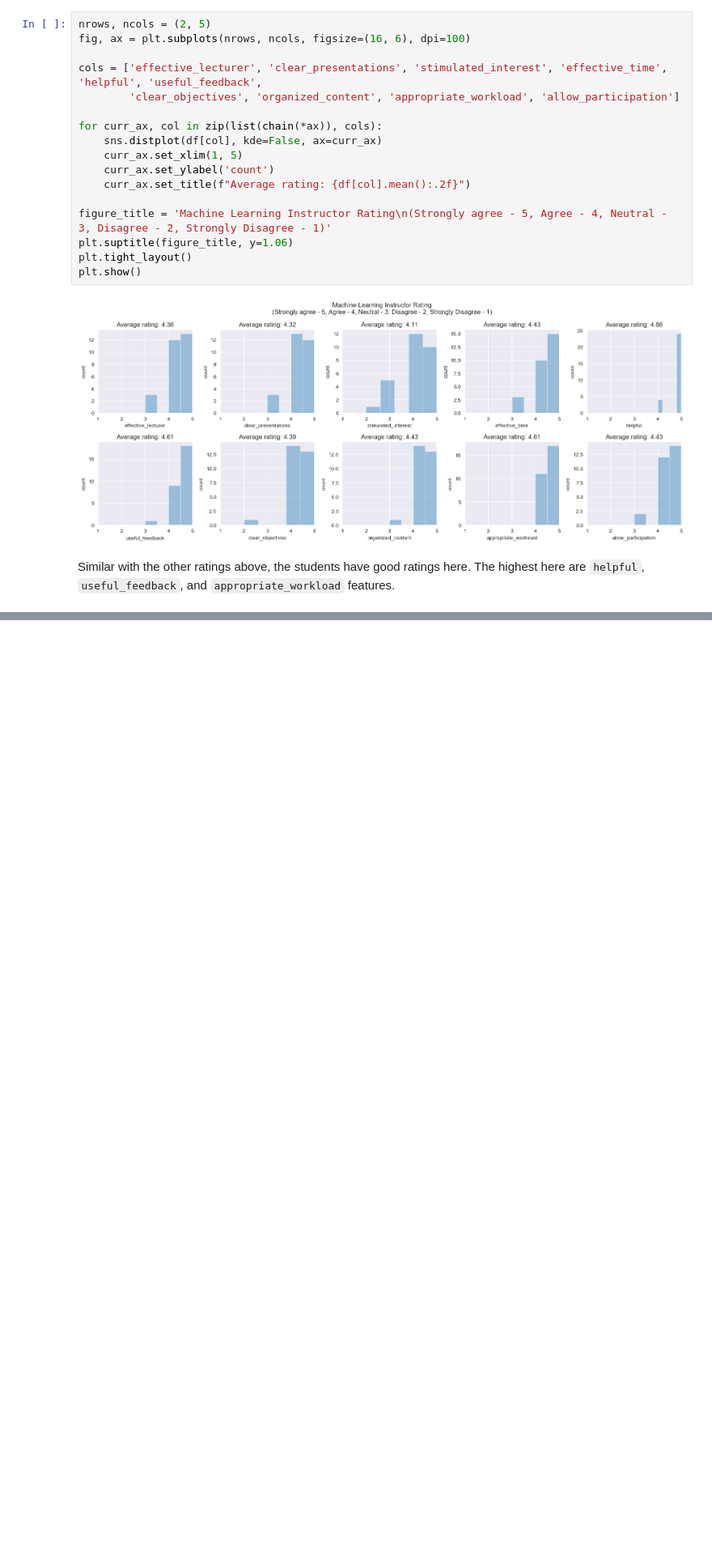
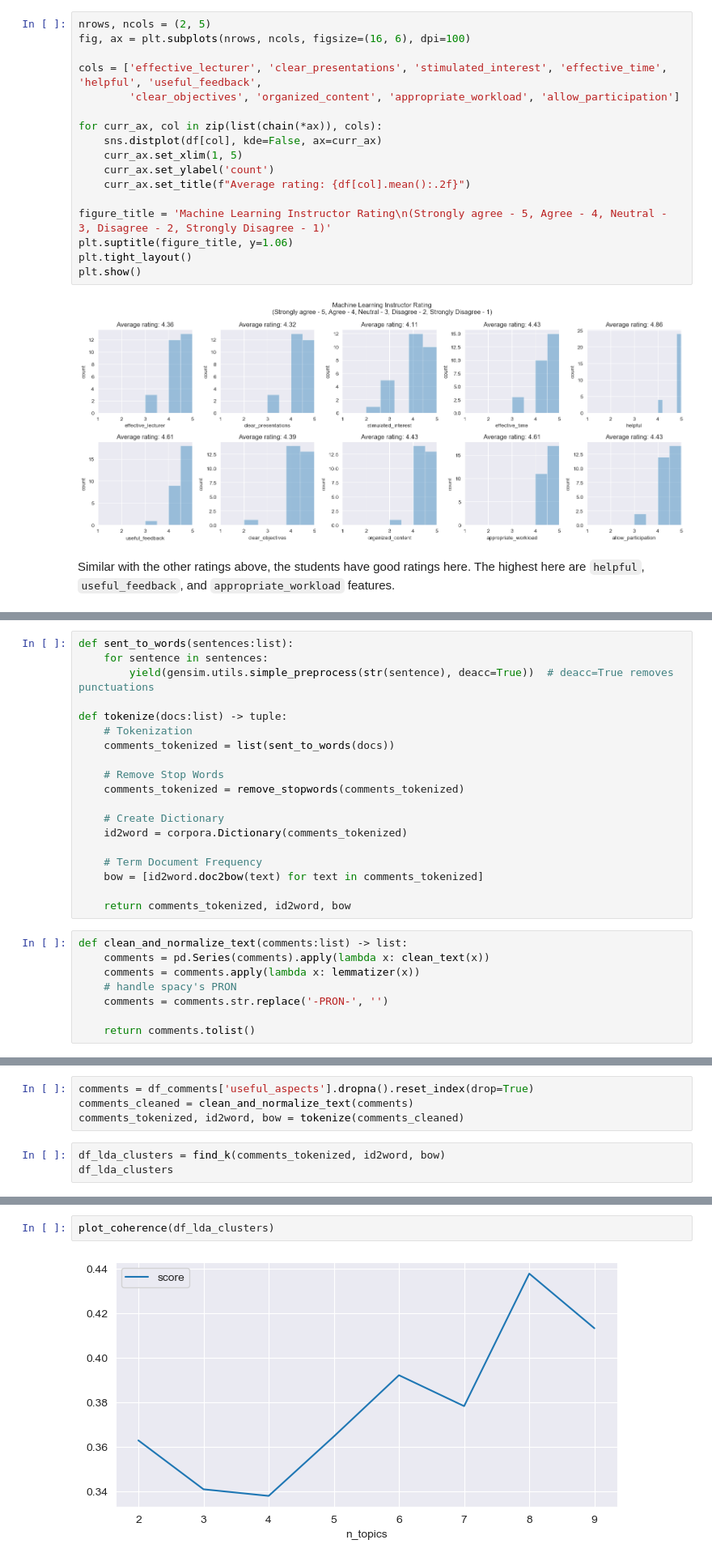
Before and after one commit to Cyntwikip/Pet-Projects, a Jupyter notebook: machlrn_feedback/Feedback Analysis.ipynb, the cells around one changed output, grey strips where cells are left out. Shown: that part at 81% size. Drawn from its saved outputs; the diff is of its cells as text; blank space fills up the shorter version.

```diff
--- a/machlrn_feedback/Feedback Analysis.ipynb
+++ b/machlrn_feedback/Feedback Analysis.ipynb
@@ -228,0 +310,27 @@ In Progress
+# %%
+def sent_to_words(sentences:list):
+    for sentence in sentences:
+        yield(gensim.utils.simple_preprocess(str(sentence), deacc=True))  # deacc=True removes punctuations
+
+def tokenize(docs:list) -> tuple:
+    # Tokenization
+    comments_tokenized = list(sent_to_words(docs))
+
+    # Remove Stop Words
+    comments_tokenized = remove_stopwords(comments_tokenized)
+
+    # Create Dictionary
+    id2word = corpora.Dictionary(comments_tokenized)
+
+    # Term Document Frequency
+    bow = [id2word.doc2bow(text) for text in comments_tokenized]
+
+    return comments_tokenized, id2word, bow
+# %%
+def clean_and_normalize_text(comments:list) -> list:
+    comments = pd.Series(comments).apply(lambda x: clean_text(x))
+    comments = comments.apply(lambda x: lemmatizer(x))
+    # handle spacy's PRON
+    comments = comments.str.replace('-PRON-', '')
+
+    return comments.tolist()
@@ -228,0 +468,7 @@ In Progress
+# %%
+comments = df_comments['useful_aspects'].dropna().reset_index(drop=True)
+comments_cleaned = clean_and_normalize_text(comments)
+comments_tokenized, id2word, bow = tokenize(comments_cleaned)
+# %%
+df_lda_clusters = find_k(comments_tokenized, id2word, bow)
+df_lda_clusters
@@ -228,0 +485,4 @@ In Progress
+# %%
+plot_coherence(df_lda_clusters)
+# %% [output]
+[figure, added]
```
Also changed, not shown: parts of 42 cells of this notebook.
